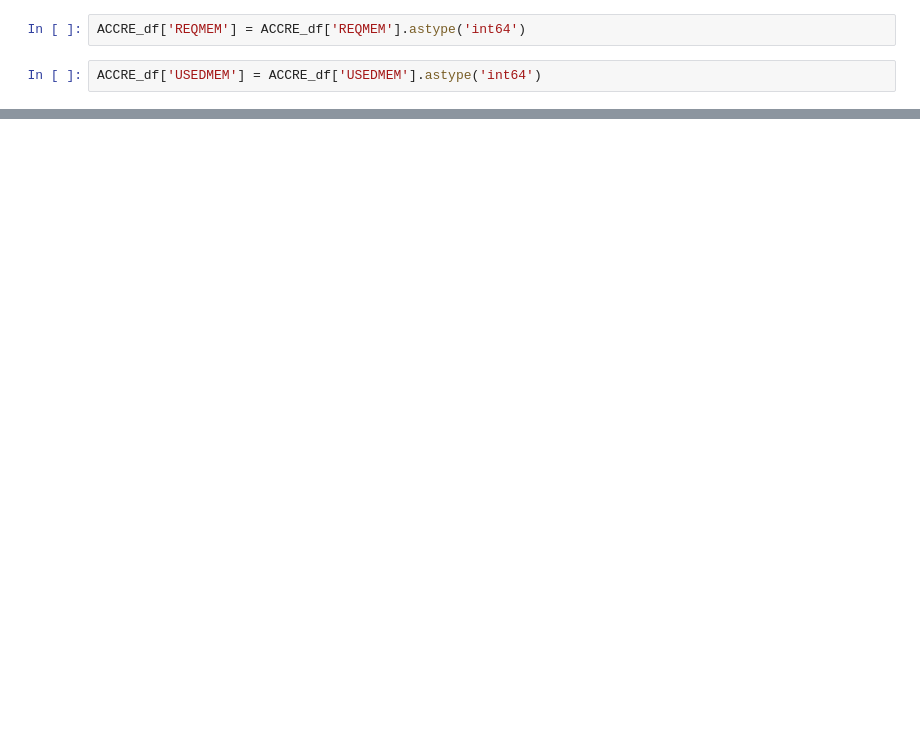
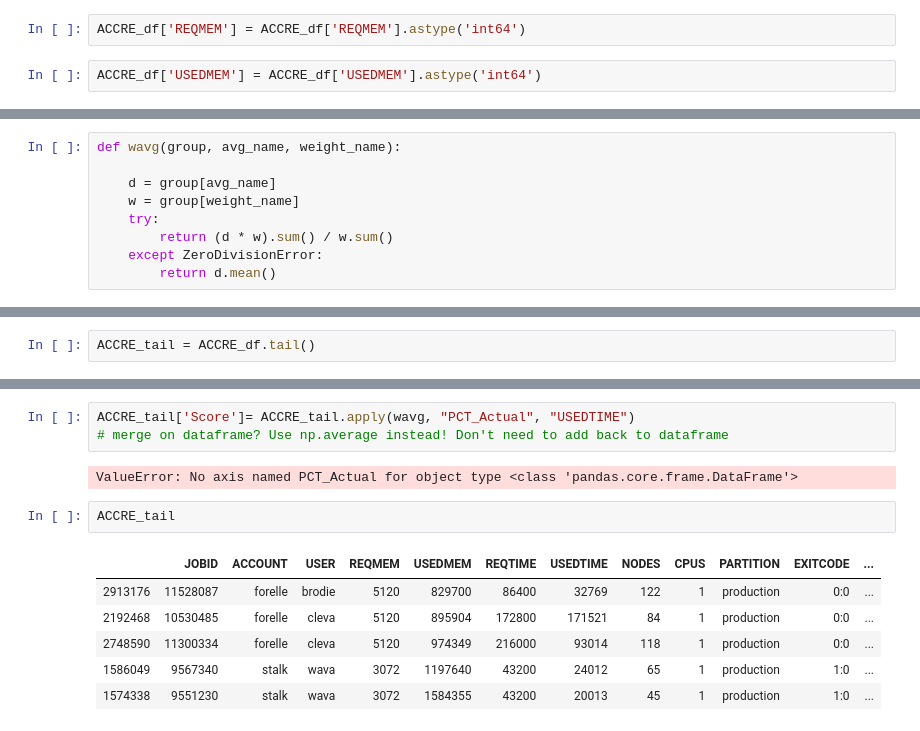
Before and after one commit to Barrett-Rogers/dq2-accre-porcupines, a Jupyter notebook: ACCRE_notebook.ipynb, the cells around one changed output, grey strips where cells are left out. Drawn from its saved outputs; the diff is of its cells as text; blank space fills up the shorter version.

```diff
--- a/ACCRE_notebook.ipynb
+++ b/ACCRE_notebook.ipynb
@@ -417,0 +464,9 @@ ACCRE_df.head()
+# %%
+def wavg(group, avg_name, weight_name):
+
+    d = group[avg_name]
+    w = group[weight_name]
+    try:
+        return (d * w).sum() / w.sum()
+    except ZeroDivisionError:
+        return d.mean()
@@ -417,0 +483,2 @@ ACCRE_df.head()
+# %%
+ACCRE_tail = ACCRE_df.tail()
@@ -417,0 +505,14 @@ ACCRE_df.head()
+# %%
+ACCRE_tail['Score']= ACCRE_tail.apply(wavg, "PCT_Actual", "USEDTIME")
+# merge on dataframe? Use np.average instead! Don't need to add back to dataframe
+# %% [output]
+ValueError: No axis named PCT_Actual for object type <class 'pandas.core.frame.DataFrame'>
+# %%
+ACCRE_tail
+# %% [output]
+|  | JOBID | ACCOUNT | USER | REQMEM | USEDMEM | REQTIME | USEDTIME | NODES | CPUS | PARTITION | EXITCODE | ... |
+| 2913176 | 11528087 | forelle | brodie | 5120 | 829700 | 86400 | 32769 | 122 | 1 | production | 0:0 | ... |
+| 2192468 | 10530485 | forelle | cleva | 5120 | 895904 | 172800 | 171521 | 84 | 1 | production | 0:0 | ... |
+| 2748590 | 11300334 | forelle | cleva | 5120 | 974349 | 216000 | 93014 | 118 | 1 | production | 0:0 | ... |
+| 1586049 | 9567340 | stalk | wava | 3072 | 1197640 | 43200 | 24012 | 65 | 1 | production | 1:0 | ... |
+| 1574338 | 9551230 | stalk | wava | 3072 | 1584355 | 43200 | 20013 | 45 | 1 | production | 1:0 | ... |
```
Also changed, not shown: parts of 22 cells of this notebook.
